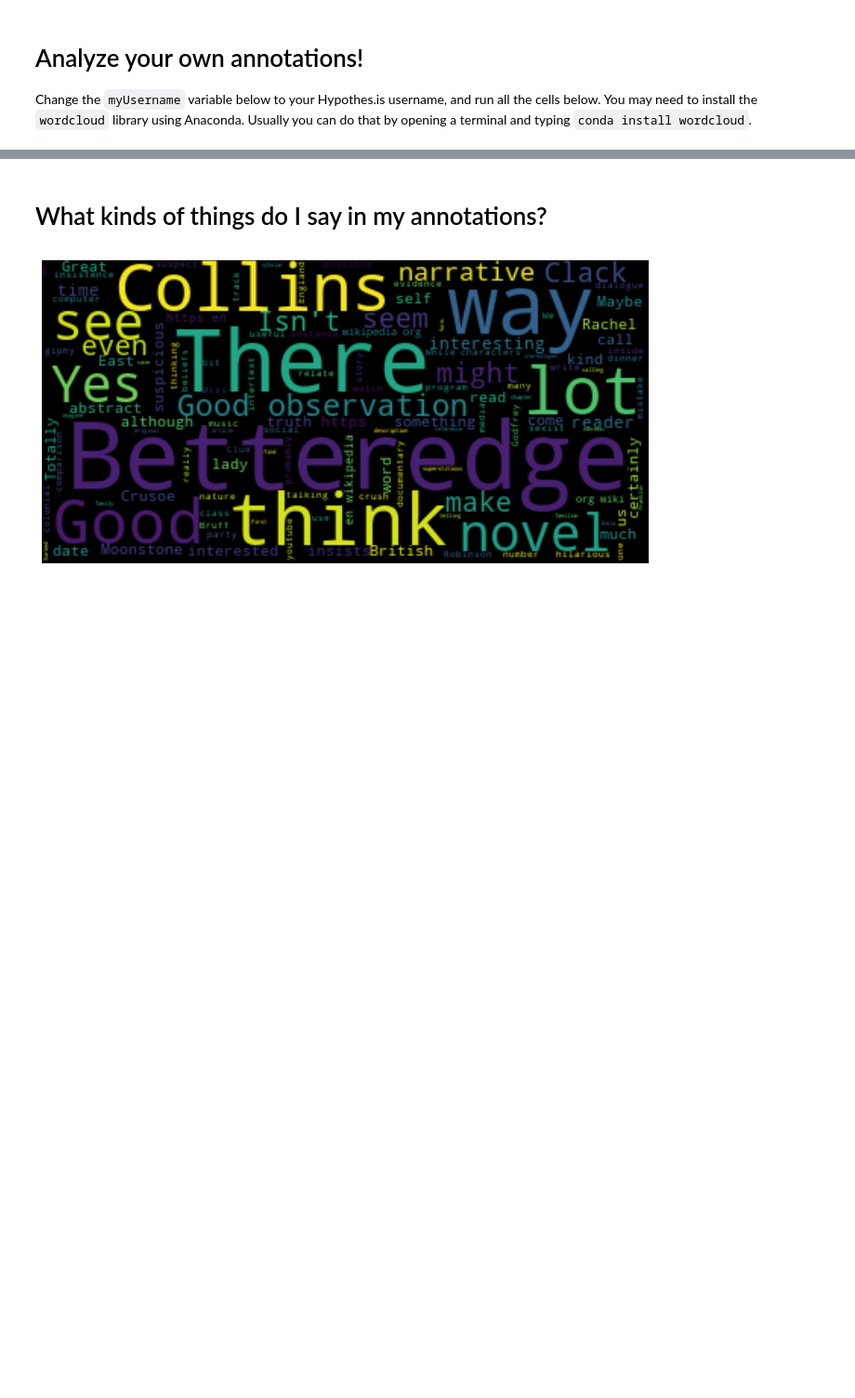
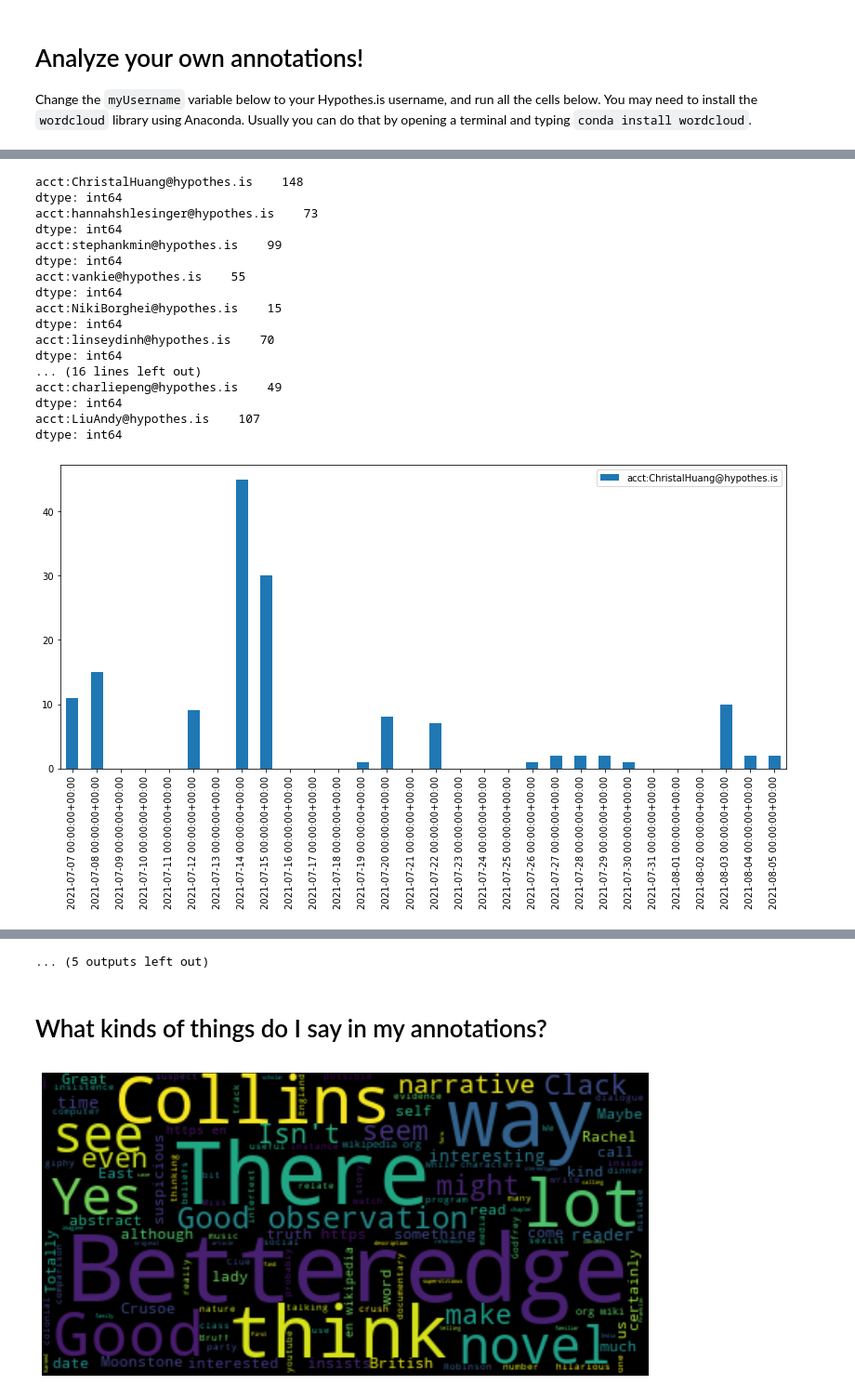
Before and after one commit to JonathanReeve/course-computational-literary-analysis, a Jupyter notebook: Meta/annotation-analysis.ipynb, the cells around one changed output, grey strips where cells are left out. Shown at 93% size. Drawn from its saved outputs; the diff is of its cells as text; code cells hidden in the pictures; blank space fills up the shorter version.

```diff
--- a/Meta/annotation-analysis.ipynb
+++ b/Meta/annotation-analysis.ipynb
@@ -77,0 +110,22 @@ def makeWordCloud(username):
+# %%
+for user in users:
+    print(plotUser(user).sum())
+# %% [output]
+acct:ChristalHuang@hypothes.is    148
+dtype: int64
+acct:hannahshlesinger@hypothes.is    73
+dtype: int64
+acct:stephankmin@hypothes.is    99
+dtype: int64
+acct:vankie@hypothes.is    55
+dtype: int64
+acct:NikiBorghei@hypothes.is    15
+dtype: int64
+acct:linseydinh@hypothes.is    70
+dtype: int64
+... (16 lines left out)
+acct:charliepeng@hypothes.is    49
+dtype: int64
+acct:LiuAndy@hypothes.is    107
+dtype: int64
+[figure, added]
@@ -78,3 +142,4 @@ def makeWordCloud(username):
+... (5 outputs left out)
 # %% [markdown]
 # What kinds of things do I say in my annotations?
 # %%
```
Also changed, not shown: parts of 11 cells of this notebook.
